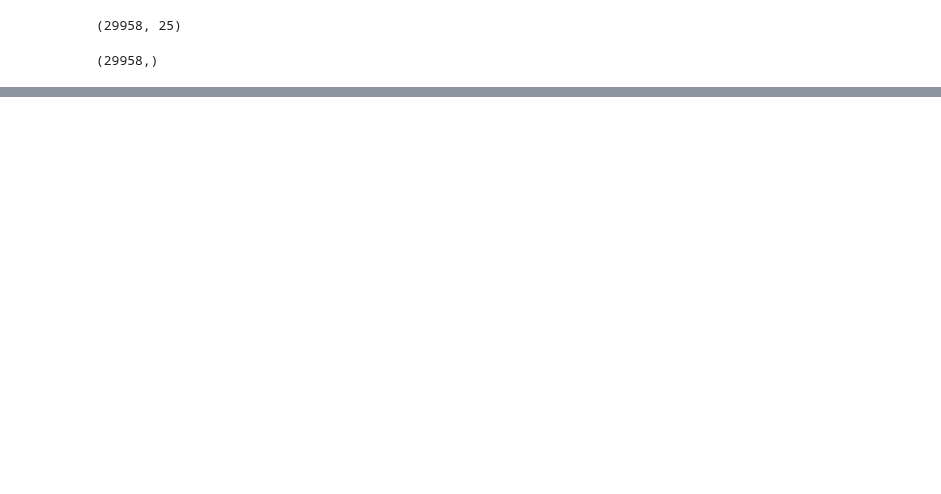
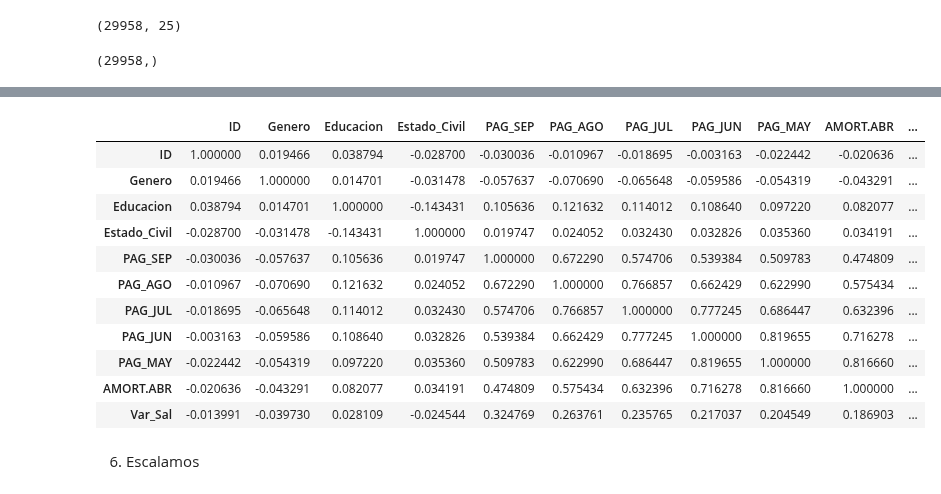
Before and after one commit to PosgradoMNA/actividades-de-aprendizaje-A01793918_HelmyMoreno, a Jupyter notebook: Actividad_Semanal_6_Visualización.ipynb, the cells around one changed output, grey strips where cells are left out. Saved outputs shown, nothing was run; the diff lists cells and outputs as text; code cells hidden in the pictures; blank space fills up the shorter version.

```diff
--- a/Actividad_Semanal_6_Visualización.ipynb
+++ b/Actividad_Semanal_6_Visualización.ipynb
@@ -149,0 +218,17 @@ df.describe().transpose()
+# %%
+df_cat.corr()
+# %% [output]
+|  | ID | Genero | Educacion | Estado_Civil | PAG_SEP | PAG_AGO | PAG_JUL | PAG_JUN | PAG_MAY | AMORT.ABR | ... |
+| ID | 1.000000 | 0.019466 | 0.038794 | -0.028700 | -0.030036 | -0.010967 | -0.018695 | -0.003163 | -0.022442 | -0.020636 | ... |
+| Genero | 0.019466 | 1.000000 | 0.014701 | -0.031478 | -0.057637 | -0.070690 | -0.065648 | -0.059586 | -0.054319 | -0.043291 | ... |
+| Educacion | 0.038794 | 0.014701 | 1.000000 | -0.143431 | 0.105636 | 0.121632 | 0.114012 | 0.108640 | 0.097220 | 0.082077 | ... |
+| Estado_Civil | -0.028700 | -0.031478 | -0.143431 | 1.000000 | 0.019747 | 0.024052 | 0.032430 | 0.032826 | 0.035360 | 0.034191 | ... |
+| PAG_SEP | -0.030036 | -0.057637 | 0.105636 | 0.019747 | 1.000000 | 0.672290 | 0.574706 | 0.539384 | 0.509783 | 0.474809 | ... |
+| PAG_AGO | -0.010967 | -0.070690 | 0.121632 | 0.024052 | 0.672290 | 1.000000 | 0.766857 | 0.662429 | 0.622990 | 0.575434 | ... |
+| PAG_JUL | -0.018695 | -0.065648 | 0.114012 | 0.032430 | 0.574706 | 0.766857 | 1.000000 | 0.777245 | 0.686447 | 0.632396 | ... |
+| PAG_JUN | -0.003163 | -0.059586 | 0.108640 | 0.032826 | 0.539384 | 0.662429 | 0.777245 | 1.000000 | 0.819655 | 0.716278 | ... |
+| PAG_MAY | -0.022442 | -0.054319 | 0.097220 | 0.035360 | 0.509783 | 0.622990 | 0.686447 | 0.819655 | 1.000000 | 0.816660 | ... |
+| AMORT.ABR | -0.020636 | -0.043291 | 0.082077 | 0.034191 | 0.474809 | 0.575434 | 0.632396 | 0.716278 | 0.816660 | 1.000000 | ... |
+| Var_Sal | -0.013991 | -0.039730 | 0.028109 | -0.024544 | 0.324769 | 0.263761 | 0.235765 | 0.217037 | 0.204549 | 0.186903 | ... |
+# %% [markdown]
+6. Escalamos
```
Also changed, not shown: parts of 25 cells of this notebook.
